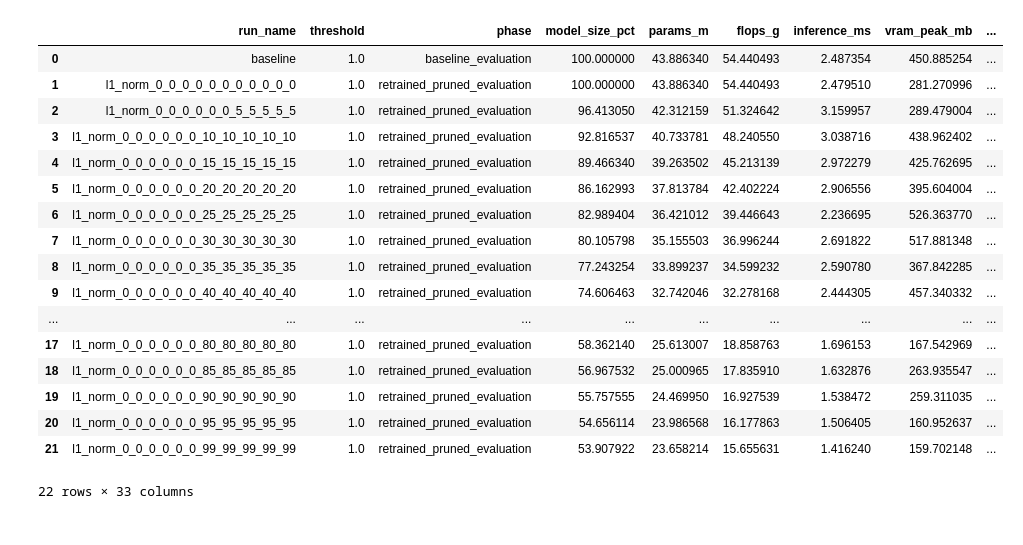
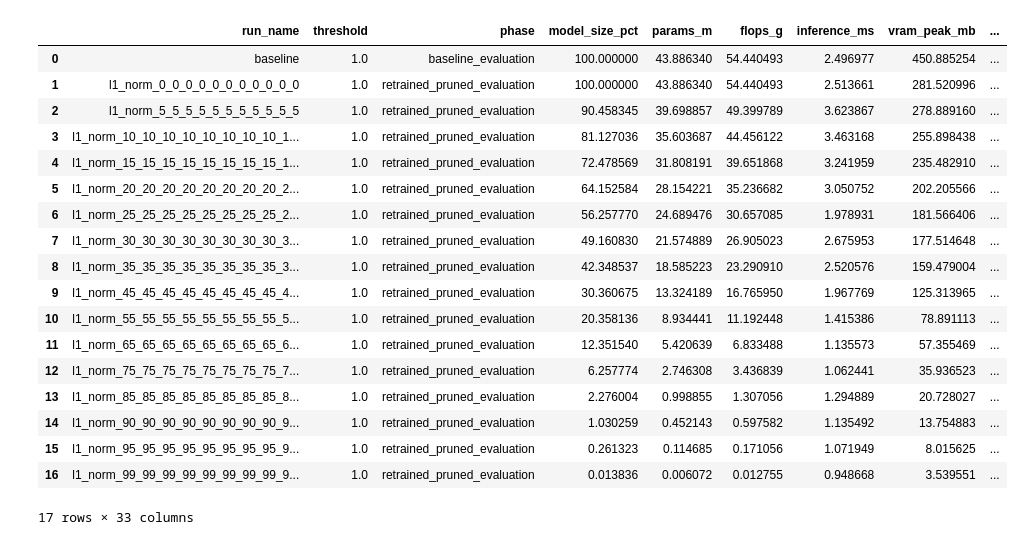
Before and after one commit to TijmenToxopeus/basic_UNet, a Jupyter notebook: src/notebooks/metrics_plots.ipynb, the cells around one changed output. Drawn from its saved outputs; the diff is of its cells as text; code cells hidden in the pictures.

```diff
--- a/src/notebooks/metrics_plots.ipynb
+++ b/src/notebooks/metrics_plots.ipynb
@@ -315,52 +315,53 @@ def load_experiment_eval_df(
         "flops_g",
         "inference_ms",
         "vram_peak_mb",
         "mean_dice_fg",
         "std_dice_fg",
         "mean_iou_fg",
         "std_iou_fg",
         "seed",
         "device",
         "checkpoint",
         "run_path",
     ]
     df = df[front + [c for c in df.columns if c not in front]]
 
     return df
 
 
 # --------------------------
 # Example usage
 # --------------------------
-EXP_NAME = "exp66_partial_corr"
+EXP_NAME = "exp77_test"
 
-df = load_experiment_eval_df(EXP_NAME, required_substring="l1_norm_0_0_0_0_0")
+df = load_experiment_eval_df(EXP_NAME, required_substring="l1")
 
 # indices_to_drop = []
 
 # df = df.drop(index=indices_to_drop)
 
 pd.set_option("display.max_rows", None)
 display(df)
 # %% [output]
 |  | run_name | threshold | phase | model_size_pct | params_m | flops_g | inference_ms | vram_peak_mb | ... |
-| 0 | baseline | 1.0 | baseline_evaluation | 100.000000 | 43.886340 | 54.440493 | 2.487354 | 450.885254 | ... |
-| 1 | l1_norm_0_0_0_0_0_0_0_0_0_0_0 | 1.0 | retrained_pruned_evaluation | 100.000000 | 43.886340 | 54.440493 | 2.479510 | 281.270996 | ... |
-| 2 | l1_norm_0_0_0_0_0_0_5_5_5_5_5 | 1.0 | retrained_pruned_evaluation | 96.413050 | 42.312159 | 51.324642 | 3.159957 | 289.479004 | ... |
-| 3 | l1_norm_0_0_0_0_0_0_10_10_10_10_10 | 1.0 | retrained_pruned_evaluation | 92.816537 | 40.733781 | 48.240550 | 3.038716 | 438.962402 | ... |
-| 4 | l1_norm_0_0_0_0_0_0_15_15_15_15_15 | 1.0 | retrained_pruned_evaluation | 89.466340 | 39.263502 | 45.213139 | 2.972279 | 425.762695 | ... |
-| 5 | l1_norm_0_0_0_0_0_0_20_20_20_20_20 | 1.0 | retrained_pruned_evaluation | 86.162993 | 37.813784 | 42.402224 | 2.906556 | 395.604004 | ... |
-| 6 | l1_norm_0_0_0_0_0_0_25_25_25_25_25 | 1.0 | retrained_pruned_evaluation | 82.989404 | 36.421012 | 39.446643 | 2.236695 | 526.363770 | ... |
-| 7 | l1_norm_0_0_0_0_0_0_30_30_30_30_30 | 1.0 | retrained_pruned_evaluation | 80.105798 | 35.155503 | 36.996244 | 2.691822 | 517.881348 | ... |
-| 8 | l1_norm_0_0_0_0_0_0_35_35_35_35_35 | 1.0 | retrained_pruned_evaluation | 77.243254 | 33.899237 | 34.599232 | 2.590780 | 367.842285 | ... |
-| 9 | l1_norm_0_0_0_0_0_0_40_40_40_40_40 | 1.0 | retrained_pruned_evaluation | 74.606463 | 32.742046 | 32.278168 | 2.444305 | 457.340332 | ... |
-| ... | ... | ... | ... | ... | ... | ... | ... | ... | ... |
-| 17 | l1_norm_0_0_0_0_0_0_80_80_80_80_80 | 1.0 | retrained_pruned_evaluation | 58.362140 | 25.613007 | 18.858763 | 1.696153 | 167.542969 | ... |
-| 18 | l1_norm_0_0_0_0_0_0_85_85_85_85_85 | 1.0 | retrained_pruned_evaluation | 56.967532 | 25.000965 | 17.835910 | 1.632876 | 263.935547 | ... |
-| 19 | l1_norm_0_0_0_0_0_0_90_90_90_90_90 | 1.0 | retrained_pruned_evaluation | 55.757555 | 24.469950 | 16.927539 | 1.538472 | 259.311035 | ... |
-| 20 | l1_norm_0_0_0_0_0_0_95_95_95_95_95 | 1.0 | retrained_pruned_evaluation | 54.656114 | 23.986568 | 16.177863 | 1.506405 | 160.952637 | ... |
-| 21 | l1_norm_0_0_0_0_0_0_99_99_99_99_99 | 1.0 | retrained_pruned_evaluation | 53.907922 | 23.658214 | 15.655631 | 1.416240 | 159.702148 | ... |
+| 0 | baseline | 1.0 | baseline_evaluation | 100.000000 | 43.886340 | 54.440493 | 2.496977 | 450.885254 | ... |
+| 1 | l1_norm_0_0_0_0_0_0_0_0_0_0_0 | 1.0 | retrained_pruned_evaluation | 100.000000 | 43.886340 | 54.440493 | 2.513661 | 281.520996 | ... |
+| 2 | l1_norm_5_5_5_5_5_5_5_5_5_5_5 | 1.0 | retrained_pruned_evaluation | 90.458345 | 39.698857 | 49.399789 | 3.623867 | 278.889160 | ... |
+| 3 | l1_norm_10_10_10_10_10_10_10_10_1... | 1.0 | retrained_pruned_evaluation | 81.127036 | 35.603687 | 44.456122 | 3.463168 | 255.898438 | ... |
+| 4 | l1_norm_15_15_15_15_15_15_15_15_1... | 1.0 | retrained_pruned_evaluation | 72.478569 | 31.808191 | 39.651868 | 3.241959 | 235.482910 | ... |
+| 5 | l1_norm_20_20_20_20_20_20_20_20_2... | 1.0 | retrained_pruned_evaluation | 64.152584 | 28.154221 | 35.236682 | 3.050752 | 202.205566 | ... |
+| 6 | l1_norm_25_25_25_25_25_25_25_25_2... | 1.0 | retrained_pruned_evaluation | 56.257770 | 24.689476 | 30.657085 | 1.978931 | 181.566406 | ... |
+| 7 | l1_norm_30_30_30_30_30_30_30_30_3... | 1.0 | retrained_pruned_evaluation | 49.160830 | 21.574889 | 26.905023 | 2.675953 | 177.514648 | ... |
+| 8 | l1_norm_35_35_35_35_35_35_35_35_3... | 1.0 | retrained_pruned_evaluation | 42.348537 | 18.585223 | 23.290910 | 2.520576 | 159.479004 | ... |
+| 9 | l1_norm_45_45_45_45_45_45_45_45_4... | 1.0 | retrained_pruned_evaluation | 30.360675 | 13.324189 | 16.765950 | 1.967769 | 125.313965 | ... |
+| 10 | l1_norm_55_55_55_55_55_55_55_55_5... | 1.0 | retrained_pruned_evaluation | 20.358136 | 8.934441 | 11.192448 | 1.415386 | 78.891113 | ... |
+| 11 | l1_norm_65_65_65_65_65_65_65_65_6... | 1.0 | retrained_pruned_evaluation | 12.351540 | 5.420639 | 6.833488 | 1.135573 | 57.355469 | ... |
+| 12 | l1_norm_75_75_75_75_75_75_75_75_7... | 1.0 | retrained_pruned_evaluation | 6.257774 | 2.746308 | 3.436839 | 1.062441 | 35.936523 | ... |
+| 13 | l1_norm_85_85_85_85_85_85_85_85_8... | 1.0 | retrained_pruned_evaluation | 2.276004 | 0.998855 | 1.307056 | 1.294889 | 20.728027 | ... |
+| 14 | l1_norm_90_90_90_90_90_90_90_90_9... | 1.0 | retrained_pruned_evaluation | 1.030259 | 0.452143 | 0.597582 | 1.135492 | 13.754883 | ... |
+| 15 | l1_norm_95_95_95_95_95_95_95_95_9... | 1.0 | retrained_pruned_evaluation | 0.261323 | 0.114685 | 0.171056 | 1.071949 | 8.015625 | ... |
+| 16 | l1_norm_99_99_99_99_99_99_99_99_9... | 1.0 | retrained_pruned_evaluation | 0.013836 | 0.006072 | 0.012755 | 0.948668 | 3.539551 | ... |
-22 rows × 33 columns
+17 rows × 33 columns
 # %%
 import matplotlib.pyplot as plt
 
```
Also changed, not shown: parts of 2 cells of this notebook, 13 other files.
